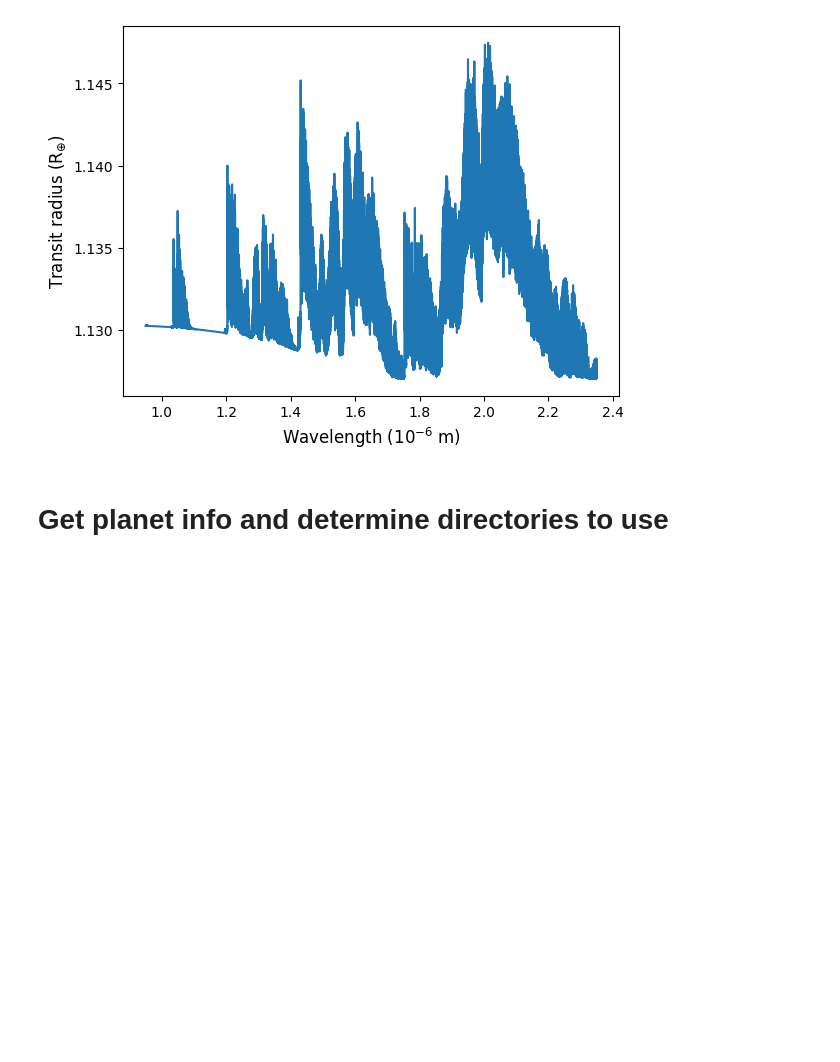
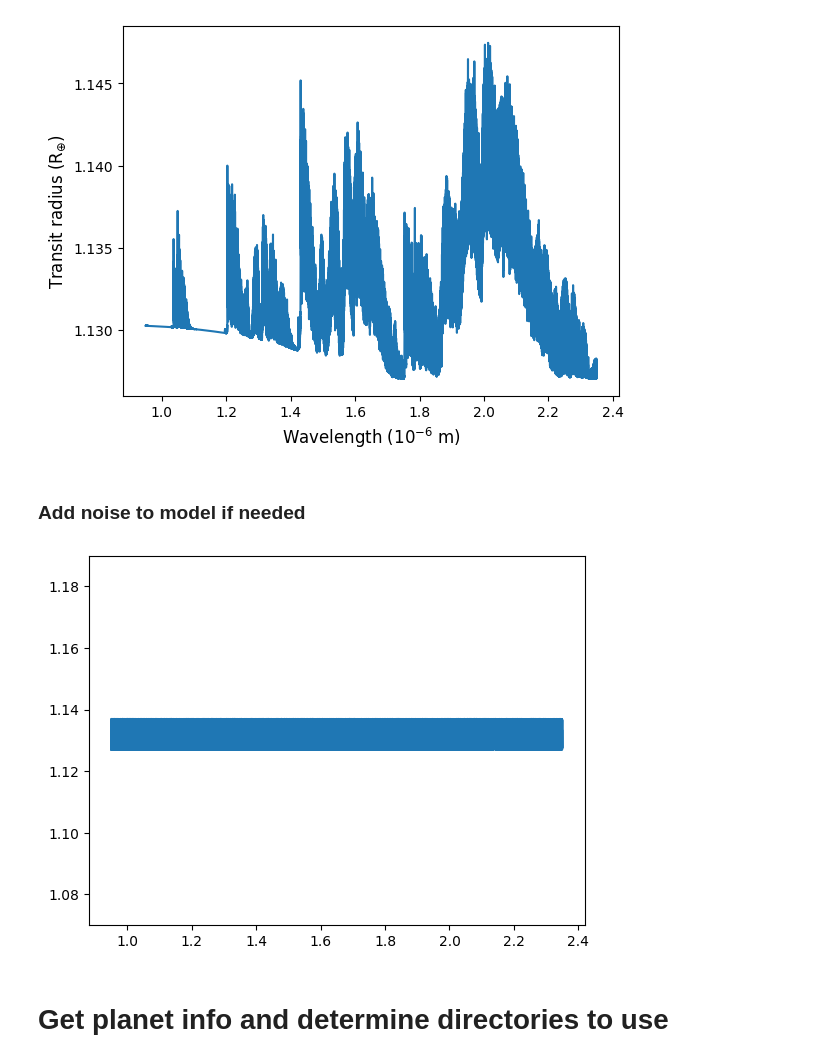
Before and after one commit to mathisbouffard/HRS_with_starships, a Jupyter notebook: HRS_analysis/SPIRou/Correlations.ipynb, the cells around one changed output. Saved outputs shown, nothing was run; the diff lists cells and outputs as text; code cells hidden in the pictures; blank space fills up the shorter version.

```diff
--- a/HRS_analysis/SPIRou/Correlations.ipynb
+++ b/HRS_analysis/SPIRou/Correlations.ipynb
@@ -71,6 +71,21 @@ plt.ylabel(r'Transit radius ($\rm R_{\oplus}$)', fontsize=12)
 plt.show()
 # %% [output]
 [figure]
+# %% [markdown]
+### Add noise to model if needed
+# %%
+######### ADD NOISE TO MODEL TO MAKE IT WORK?
+
+noise_added = 0.01 * np.random.rand(len(model_spec))
+model_spec_noise = model_spec + noise_added # - np.mean(noise_added)
+
+plt.plot(wave_mod, model_spec_noise)
+plt.ylim(1.07,1.19)
+plt.show()
+
+model_filename = "prt_model_TRAPPIST-1b_noisybarerock_v01.npz"  # make sure the code doesn't fetch the noiseless barerock model
+# %% [output]
+[figure, added]
 # %% [markdown]
 # Get planet info and determine directories to use
 # %%
```
Also changed, not shown: parts of 10 cells of this notebook, 4 other files.
